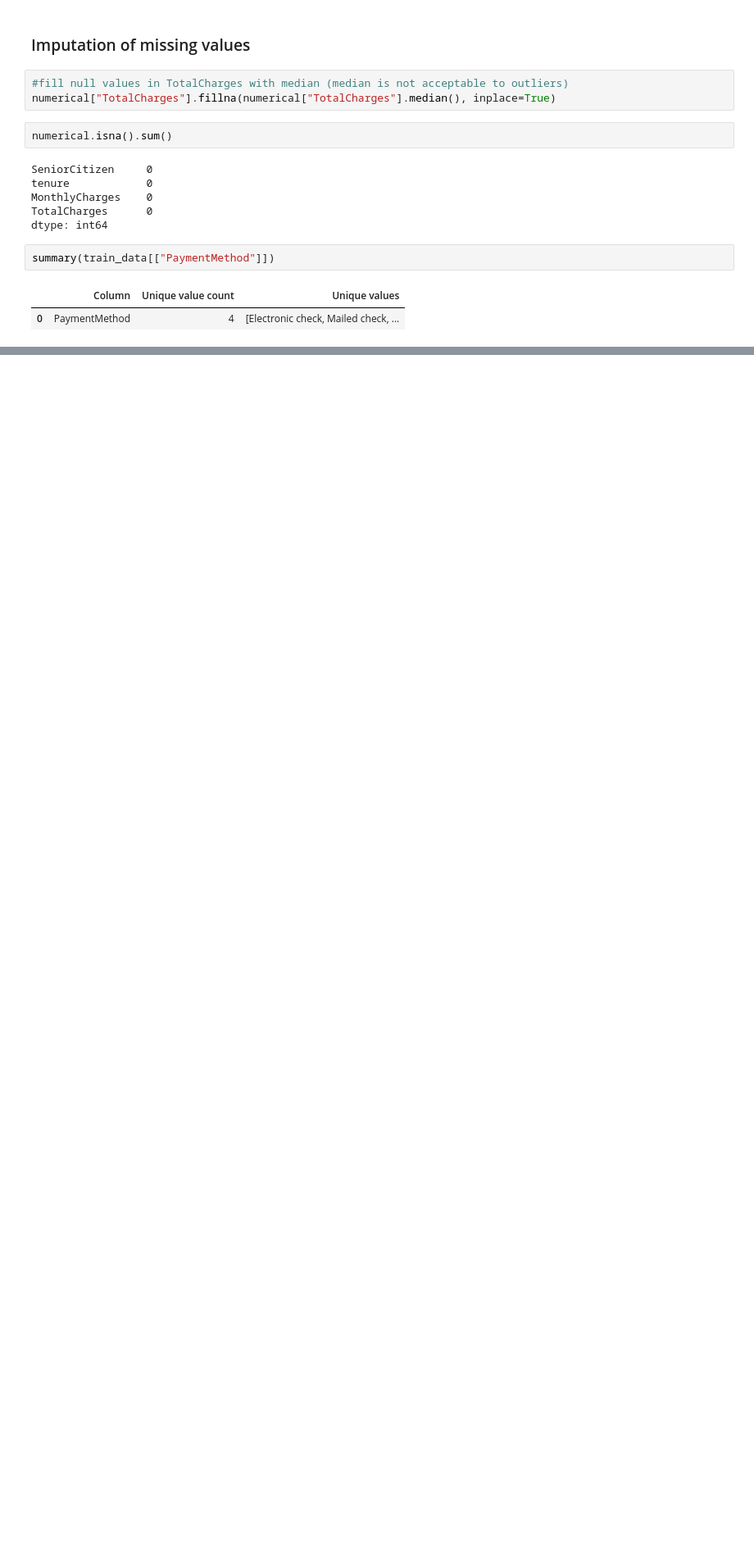
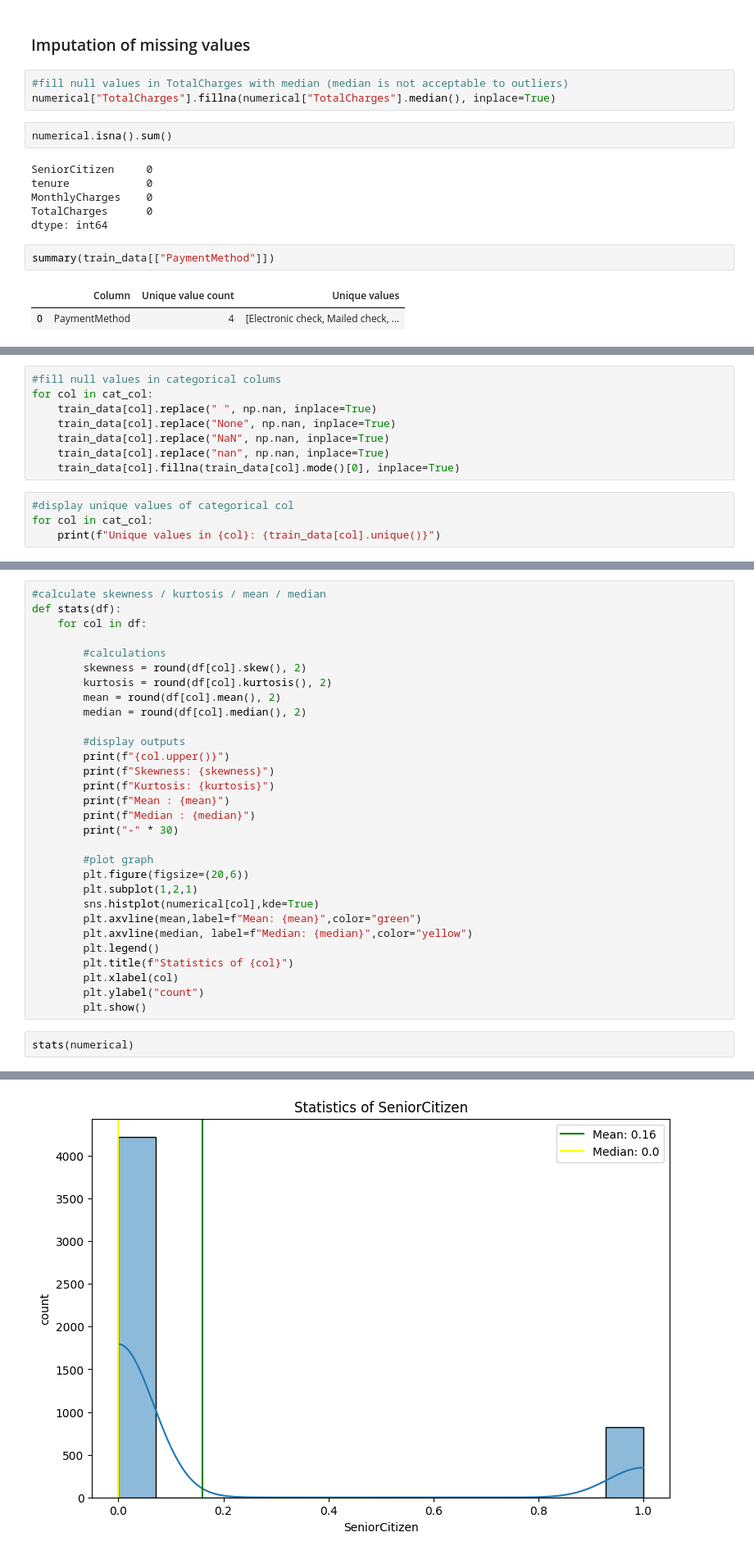
Before and after one commit to AninFreddy01/scalework_repo, a Jupyter notebook: tutorial_assignments/Telco_churn.ipynb, the cells around one changed output, grey strips where cells are left out. Shown: that part at 82% size. Drawn from its saved outputs; the diff is of its cells as text; blank space fills up the shorter version.

Commit message:
stats of numerical columns

```diff
--- a/tutorial_assignments/Telco_churn.ipynb
+++ b/tutorial_assignments/Telco_churn.ipynb
@@ -502,0 +509,12 @@ summary(train_data[["PaymentMethod"]])
+# %%
+#fill null values in categorical colums
+for col in cat_col:
+    train_data[col].replace(" ", np.nan, inplace=True)
+    train_data[col].replace("None", np.nan, inplace=True)
+    train_data[col].replace("NaN", np.nan, inplace=True)
+    train_data[col].replace("nan", np.nan, inplace=True)
+    train_data[col].fillna(train_data[col].mode()[0], inplace=True)
+# %%
+#display unique values of categorical col
+for col in cat_col:
+    print(f"Unique values in {col}: {train_data[col].unique()}")
@@ -502,0 +530,33 @@ summary(train_data[["PaymentMethod"]])
+# %%
+#calculate skewness / kurtosis / mean / median
+def stats(df):
+    for col in df:
+
+        #calculations
+        skewness = round(df[col].skew(), 2)
+        kurtosis = round(df[col].kurtosis(), 2)
+        mean = round(df[col].mean(), 2)
+        median = round(df[col].median(), 2)
+
+        #display outputs
+        print(f"{col.upper()}")
+        print(f"Skewness: {skewness}")
+        print(f"Kurtosis: {kurtosis}")
+        print(f"Mean : {mean}")
+        print(f"Median : {median}")
+        print("-" * 30)
+
+        #plot graph
+        plt.figure(figsize=(20,6))
+        plt.subplot(1,2,1)
+        sns.histplot(numerical[col],kde=True)
+        plt.axvline(mean,label=f"Mean: {mean}",color="green")
+        plt.axvline(median, label=f"Median: {median}",color="yellow")
+        plt.legend()
+        plt.title(f"Statistics of {col}")
+        plt.xlabel(col)
+        plt.ylabel("count")
+        plt.show()
+# %%
+stats(numerical)
+# %% [output]
@@ -502,0 +569 @@ summary(train_data[["PaymentMethod"]])
+[figure, added]
```
Also changed, not shown: parts of 5 cells of this notebook.
